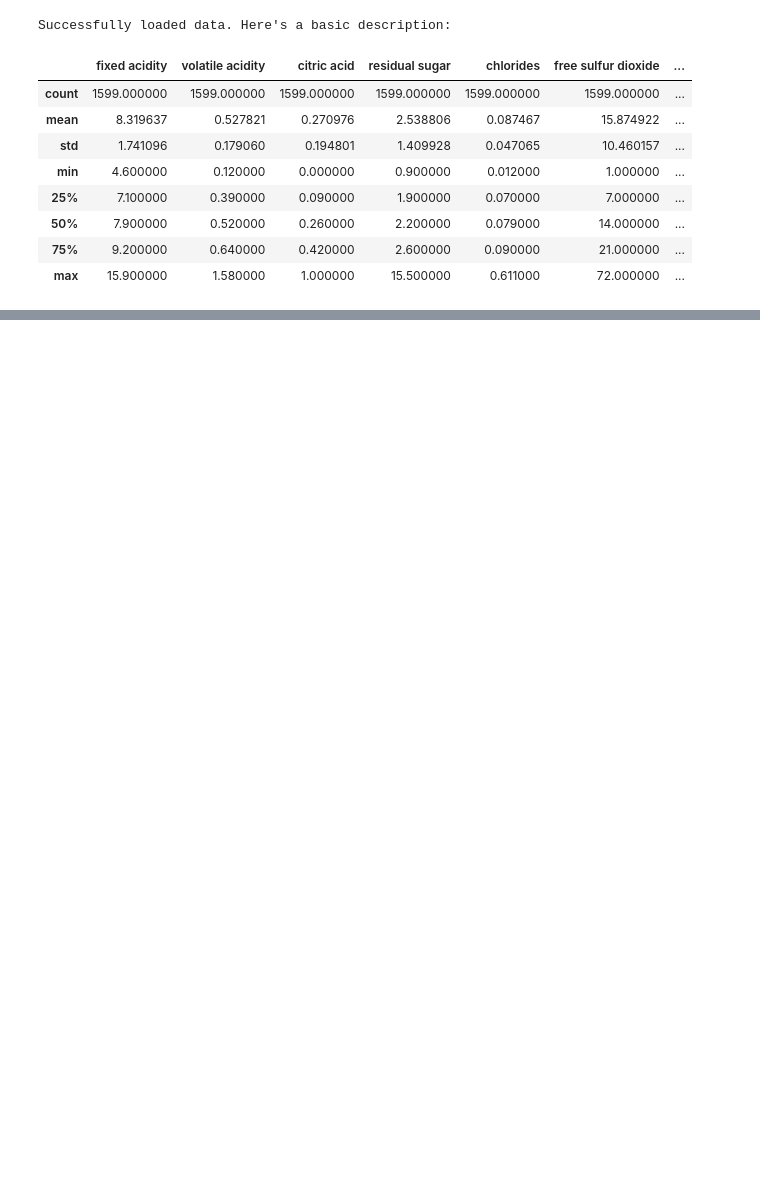
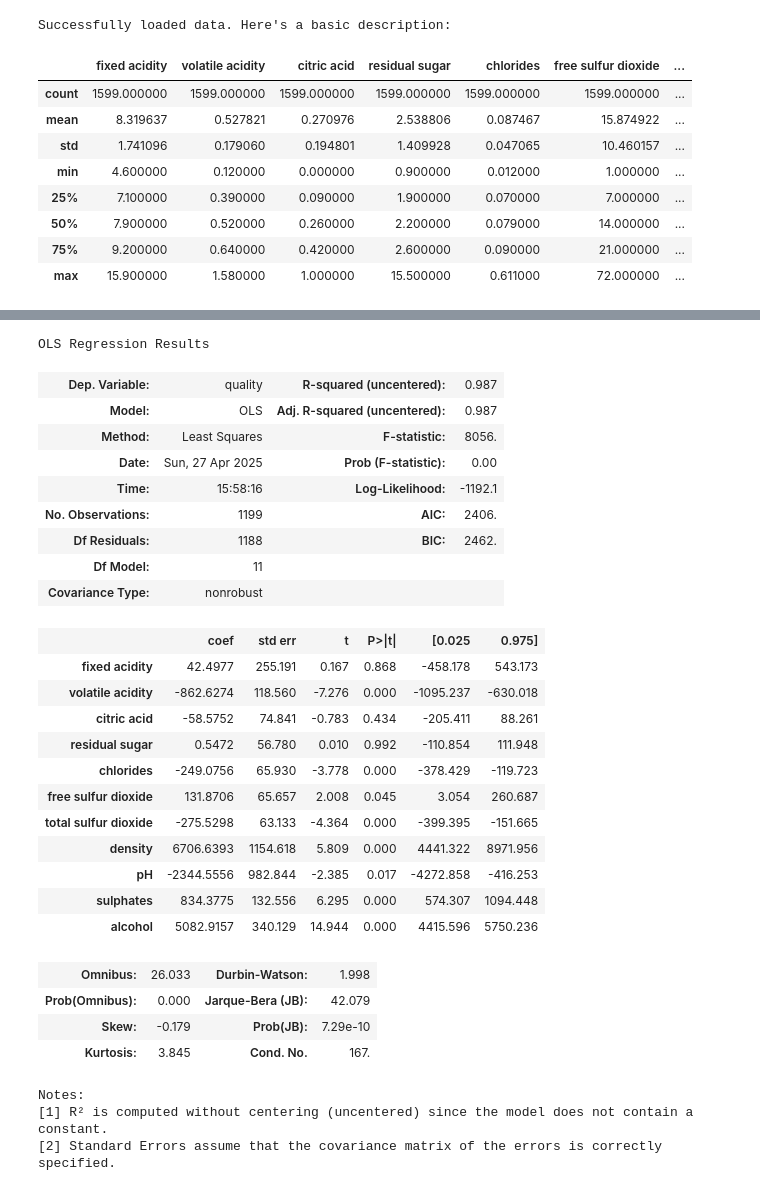
Before and after one commit to matthew-burr/machine_learning_final, a Jupyter notebook: project.ipynb, the cells around one changed output, grey strips where cells are left out. Saved outputs shown, nothing was run; the diff lists cells and outputs as text; code cells hidden in the pictures; blank space fills up the shorter version.

```diff
--- a/project.ipynb
+++ b/project.ipynb
@@ -63,0 +109,45 @@ Successfully loaded data. Here's a basic description:
+# %%
+X_df = data.drop(columns="quality")
+y_df = data.quality
+
+X_train, X_test, y_train, y_test = train_test_split(X_df, y_df, test_size=0.25, random_state=42)
+# %%
+X_weighted_df = X_df.copy()
+
+for col in X_weighted_df.columns:
+    X_weighted_df[col] = X_weighted_df[col] / X_weighted_df[col].sum()
+
+X_weighted_train, X_weighted_test, y_train, y_test = train_test_split(X_weighted_df, y_df, test_size=0.25, random_state=42)
+# %%
+model = sm.OLS(y_train, X_weighted_train).fit()
+model.summary()
+# %% [output]
+OLS Regression Results
+| Dep. Variable: | quality | R-squared (uncentered): | 0.987 |
+| Model: | OLS | Adj. R-squared (uncentered): | 0.987 |
+| Method: | Least Squares | F-statistic: | 8056. |
+| Date: | Sun, 27 Apr 2025 | Prob (F-statistic): | 0.00 |
+| Time: | 15:58:16 | Log-Likelihood: | -1192.1 |
+| No. Observations: | 1199 | AIC: | 2406. |
+| Df Residuals: | 1188 | BIC: | 2462. |
+| Df Model: | 11 |  |  |
+| Covariance Type: | nonrobust |  |  |
+|  | coef | std err | t | P>|t| | [0.025 | 0.975] |
+| fixed acidity | 42.4977 | 255.191 | 0.167 | 0.868 | -458.178 | 543.173 |
+| volatile acidity | -862.6274 | 118.560 | -7.276 | 0.000 | -1095.237 | -630.018 |
+| citric acid | -58.5752 | 74.841 | -0.783 | 0.434 | -205.411 | 88.261 |
+| residual sugar | 0.5472 | 56.780 | 0.010 | 0.992 | -110.854 | 111.948 |
+| chlorides | -249.0756 | 65.930 | -3.778 | 0.000 | -378.429 | -119.723 |
+| free sulfur dioxide | 131.8706 | 65.657 | 2.008 | 0.045 | 3.054 | 260.687 |
+| total sulfur dioxide | -275.5298 | 63.133 | -4.364 | 0.000 | -399.395 | -151.665 |
+| density | 6706.6393 | 1154.618 | 5.809 | 0.000 | 4441.322 | 8971.956 |
+| pH | -2344.5556 | 982.844 | -2.385 | 0.017 | -4272.858 | -416.253 |
+| sulphates | 834.3775 | 132.556 | 6.295 | 0.000 | 574.307 | 1094.448 |
+| alcohol | 5082.9157 | 340.129 | 14.944 | 0.000 | 4415.596 | 5750.236 |
+| Omnibus: | 26.033 | Durbin-Watson: | 1.998 |
+| Prob(Omnibus): | 0.000 | Jarque-Bera (JB): | 42.079 |
+| Skew: | -0.179 | Prob(JB): | 7.29e-10 |
+| Kurtosis: | 3.845 | Cond. No. | 167. |
+Notes:
+[1] R² is computed without centering (uncentered) since the model does not contain a constant.
+[2] Standard Errors assume that the covariance matrix of the errors is correctly specified.
```
Also changed, not shown: parts of 7 cells of this notebook, 1 other file.
